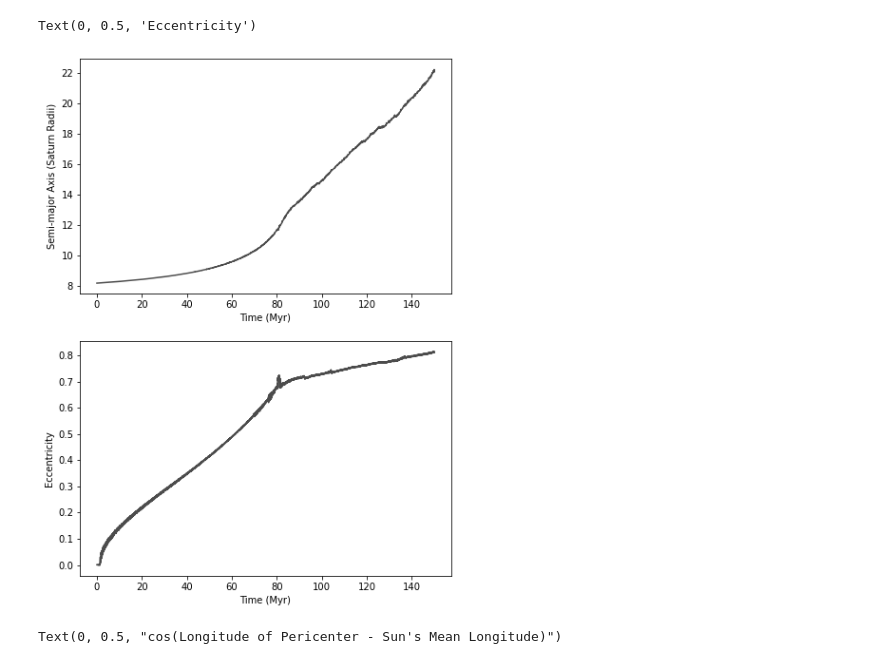
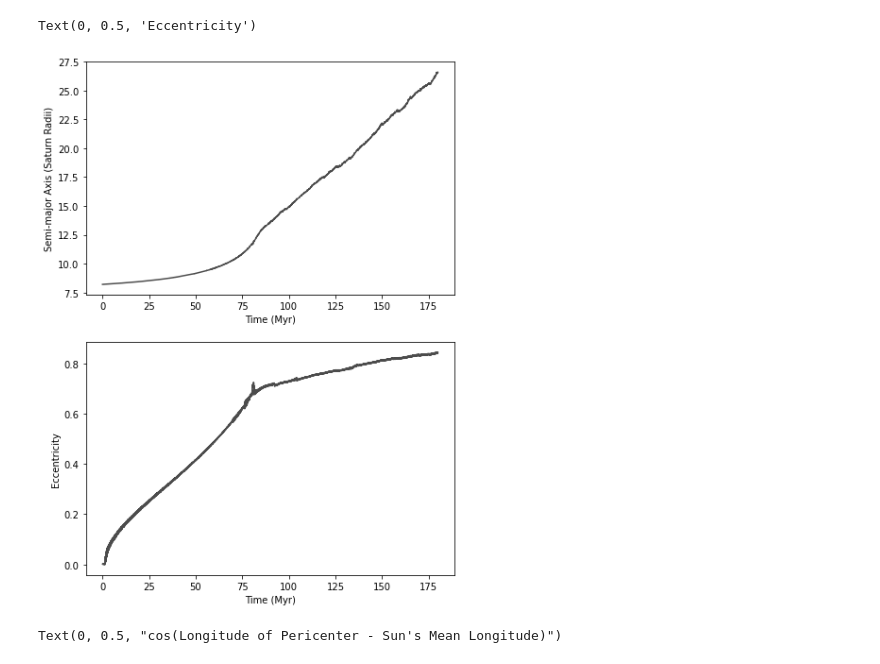
Before and after one commit to hdayuan/F21_JP_Titan-Sims, a Jupyter notebook: plot-titan.ipynb, the cells around one changed output. Cells and saved outputs as stored; diff of their text form; code cells hidden in the pictures.

```diff
--- a/plot-titan.ipynb
+++ b/plot-titan.ipynb
@@ -3,9 +3,9 @@ import matplotlib.pyplot as plt
 import numpy as np
 
 # read arguments, and open corresponding output file
-version = 4.2 # version 3 for migration force, 4 for tidal forces, 5 for eccentricity oscillations
-numSamples = 7500
-simTime = 150.
+version = 4.3 # version 3 for migration force, 4 for tidal forces, 5 for eccentricity oscillations
+numSamples = 9000
+simTime = 180.
 ia = 8.2
 
 fa = 12.9
@@ -65,34 +65,34 @@ if version_int == 5:
     incl_index = 2
     pomega_index = 3
     m_long_index = 4
     eSat_index = 5
     t_index = 6
 
 for i in range(buffer, buffer + numSamples, step):
     numbers = allLines[i].split()
     a_array[(i - buffer) // step] = float(numbers[a_index])
     e_array[(i - buffer) // step] = float(numbers[e_index])
     i_array[(i - buffer) // step] = float(numbers[incl_index])*180./np.pi
     t_array[(i - buffer) // step] = float(numbers[t_index]) / 1000000.
     diff_array[(i - buffer) // step] = np.cos(float(numbers[pomega_index]) - float(numbers[m_long_index]))
 
     if version_int == 5:
         eSat_array[(i - buffer) // step] = float(numbers[eSat_index])
 
 fig, axs = plt.subplots(2)
 
 fig.set_size_inches(7, 10)
 
 axs[0].plot(t_array,a_array, color=col)
 axs[0].set_xlabel('Time (Myr)')
 axs[0].set_ylabel('Semi-major Axis (Saturn Radii)')
 
 axs[1].plot(t_array,e_array, color=col)
 axs[1].set_xlabel('Time (Myr)')
 axs[1].set_ylabel('Eccentricity')
 # %% [output]
 Text(0, 0.5, 'Eccentricity')
-[figure, old version]
+[figure, new version]
 # %%
 fig, axs = plt.subplots(2)
 
```
Also changed, not shown: parts of 1 cell of this notebook, 3 other files.
